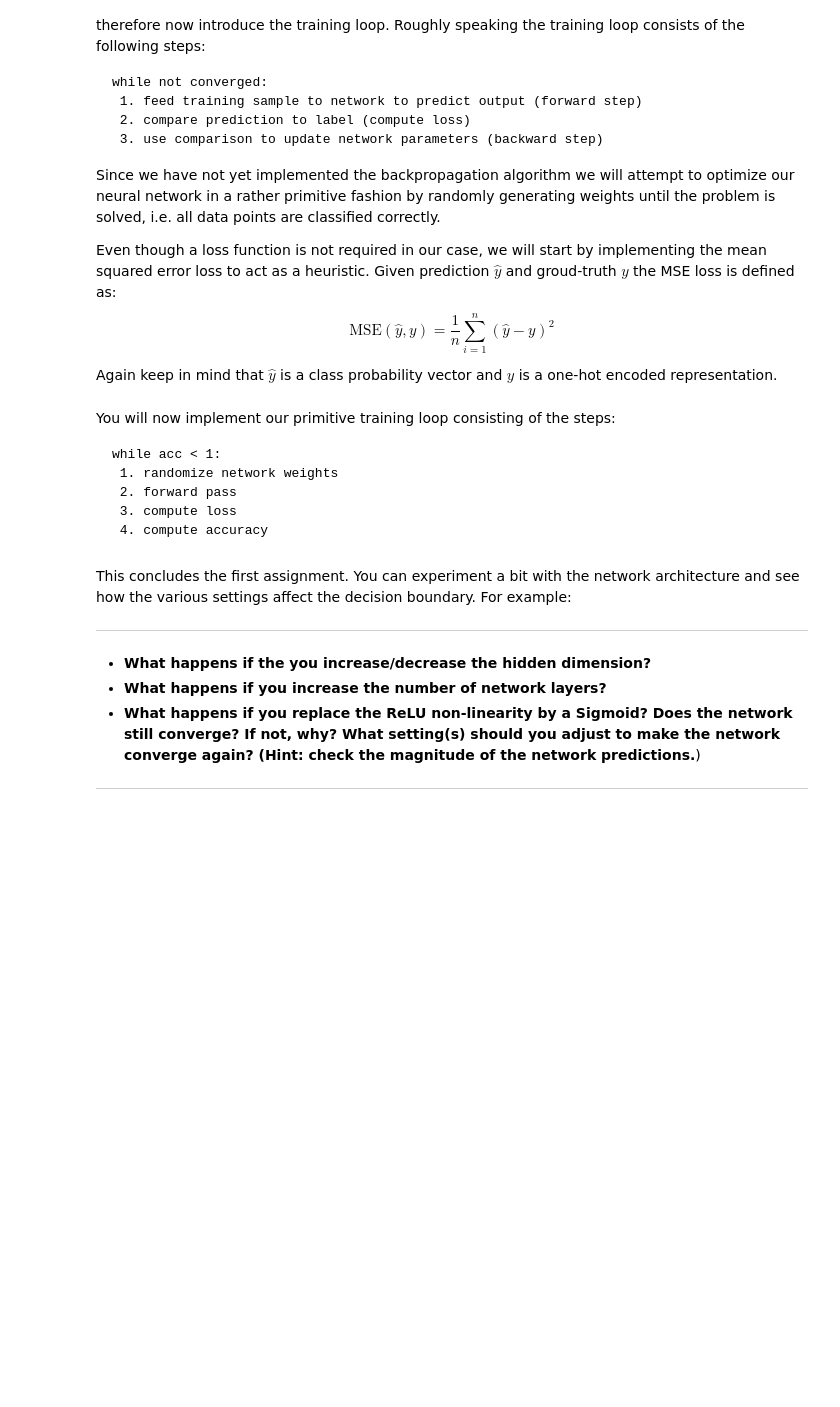
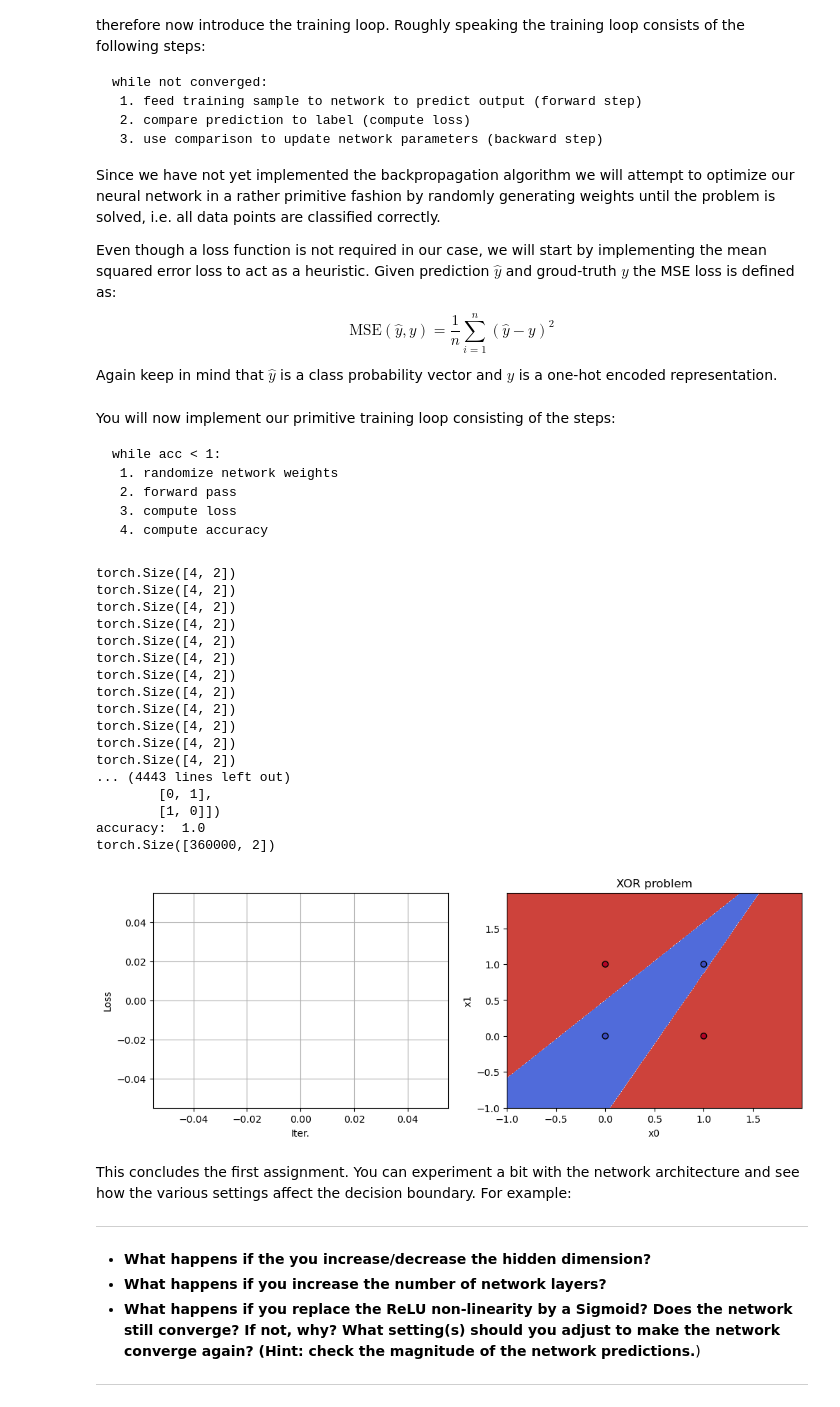
Before and after one commit to flaviogheri/deep_learning, a Jupyter notebook: Assignment_1.ipynb, the cells around one changed output. Drawn from its saved outputs; the diff is of its cells as text; code cells hidden in the pictures; blank space fills up the shorter version.

```diff
--- a/Assignment_1.ipynb
+++ b/Assignment_1.ipynb
@@ -683,7 +683,8 @@ def MSELoss(y_true, y_pred):
     #                  TODO: Implement this function                       #
     ########################################################################
 
-    pass
+    loss = torch.mean((y_true - y_pred) **2)
+    # loss = sum((y_true[1] - y_pred[1]) **2 for i in range(len(y_true)))/ len(y_pred)
 
     ########################################################################
     #                         END OF YOUR CODE                             #
@@ -716,7 +717,7 @@ losses = []
 # Initial accuracy is zero
 acc = 0
 
-while acc < 1:
+while acc <1:
     # Randomize network weights
     net.reset_params(std=0.5)
 
@@ -725,7 +726,7 @@ while acc < 1:
     #                          output variables.                           #
     ########################################################################
 
-    pass
+    y_pred = net.forward(x_xor)
 
     ########################################################################
     #                         END OF YOUR CODE                             #
@@ -737,37 +738,60 @@ while acc < 1:
     #                         and append to list.                          #
     ########################################################################
 
-    pass
+    loss = MSELoss(y_xor, y_pred)
 
     ########################################################################
     #                         END OF YOUR CODE                             #
     ########################################################################
 
 
     ########################################################################
     #               TODO: Calculate accuracy of prediction.                #
     ########################################################################
 
-    pass
+    correct = torch.argmax(y_pred, axis=1) == torch.argmax(y_xor, axis=1)
+    acc = (torch.sum(correct)/len(y_pred)).item()
 
     ########################################################################
     #                         END OF YOUR CODE                             #
     ########################################################################
 
 # Print output tensor
-print(y_pred)
+print("y_pred: ", y_pred)
+
+print("y_xor: ", y_xor)
+print("accuracy: ", acc)
 
 # Plot loss
 plt.figure(figsize=(12,4))
 plt.subplot(1,2,1)
 plt.plot(losses)
 plt.grid()
 plt.xlabel('Iter.')
 plt.ylabel('Loss')
 
 # Show decision boundary
 plt.subplot(1,2,2)
 plot(x_xor, y_xor, net)
+# %% [output]
+torch.Size([4, 2])
+torch.Size([4, 2])
+torch.Size([4, 2])
+torch.Size([4, 2])
+torch.Size([4, 2])
+torch.Size([4, 2])
+torch.Size([4, 2])
+torch.Size([4, 2])
+torch.Size([4, 2])
+torch.Size([4, 2])
+torch.Size([4, 2])
+torch.Size([4, 2])
+... (4443 lines left out)
+        [0, 1],
+        [1, 0]])
+accuracy:  1.0
+torch.Size([360000, 2])
+[figure, added]
 # %% [markdown]
 This concludes the first assignment. You can experiment a bit with the network architecture and see how the various settings affect the decision boundary. For example:
 
```
